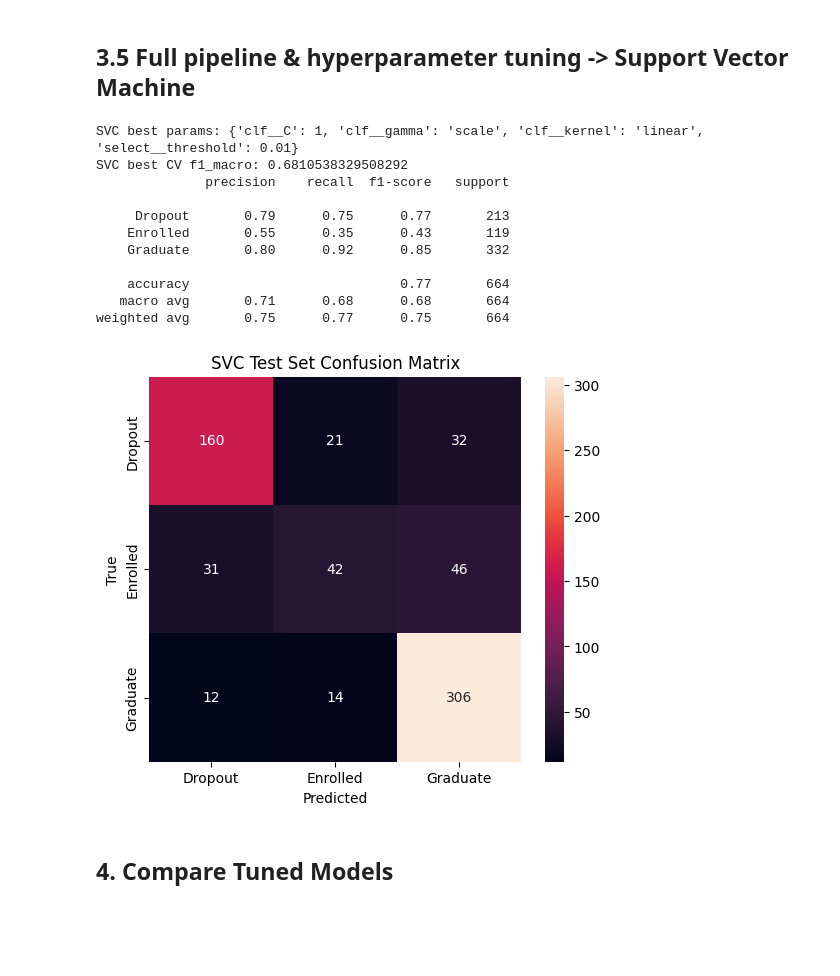
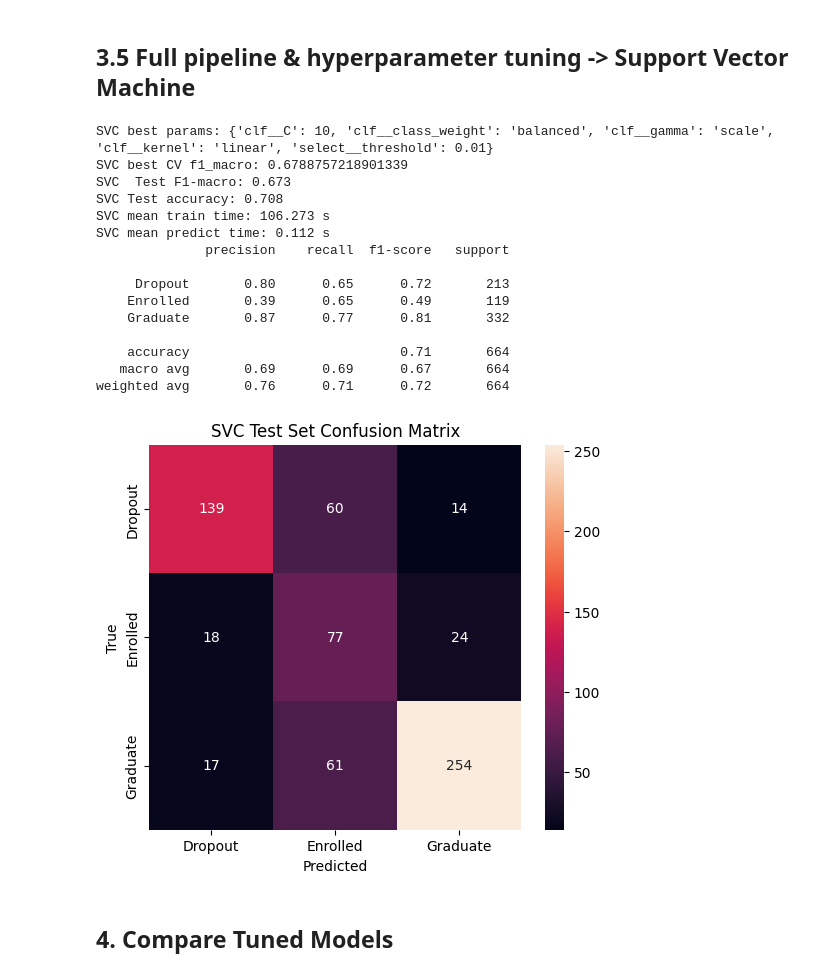
Before and after one commit to 21RM/Y3S2-AI-Proj2, a Jupyter notebook: notebooks/02_preprocessing_and_modeling.ipynb, the cells around one changed output. Saved outputs shown, nothing was run; the diff lists cells and outputs as text; code cells hidden in the pictures; blank space fills up the shorter version.

```diff
--- a/notebooks/02_preprocessing_and_modeling.ipynb
+++ b/notebooks/02_preprocessing_and_modeling.ipynb
@@ -550,11 +546,7 @@ hgb_search = GridSearchCV(
 )
 
 # 5) Fit, passing the sample weights into the classifier step
-hgb_search.fit(
-    X_train,
-    y_train,
-    **{'clf__sample_weight': sample_weights}
-)
+hgb_search.fit(X_train, y_train, **{'clf__sample_weight': sample_weights})
 
 print("Best HGB params:",  hgb_search.best_params_)
 print("Best CV f1_macro:", hgb_search.best_score_)
@@ -584,9 +576,7 @@ print(classification_report(y_test, y_pred, target_names=le.classes_))
 
 cm = confusion_matrix(y_test, y_pred)
 plt.figure(figsize=(6,5))
-sns.heatmap(cm, annot=True, fmt='d',
-            xticklabels=le.classes_,
-            yticklabels=le.classes_)
+sns.heatmap(cm, annot=True, fmt='d', xticklabels=le.classes_, yticklabels=le.classes_)
 plt.xlabel('Predicted')
 plt.ylabel('True')
 plt.title('HGB Test Confusion Matrix')
@@ -614,56 +604,75 @@ weighted avg       0.77      0.73      0.74       664
 svc_pipe = Pl([
     ('preproc', preprocessor),
     ('select', selector),
-    ('clf', SVC(random_state=42))
+    ('clf', SVC(random_state=42, probability=True))
 ])
 
 svc_param_grid = {
     'select__threshold': [0.0, 0.005, 0.01],
-    'clf__C': [0.1, 1, 10],
+    'clf__C': [1, 10],
     'clf__gamma': ['scale', 'auto'],
-    'clf__kernel': ['rbf', 'linear', 'poly']
+    'clf__kernel': ['rbf', 'linear', 'poly'],
+    'clf__class_weight':  [None, 'balanced']
 }
 
 svc_search = GridSearchCV(
     svc_pipe,
     svc_param_grid,
-    cv=5,
+    cv=3,
     scoring='f1_macro',
     n_jobs=-1,
     return_train_score=True,
     refit=True,
     error_score='raise'
 )
 
 svc_search.fit(X_train, y_train)
 
 print("SVC best params:", svc_search.best_params_)
 print("SVC best CV f1_macro:", svc_search.best_score_)
 
 y_pred_svc = svc_search.predict(X_test)
-print(classification_report(y_test, y_pred_svc, target_names=le.classes_))
+svc_f1 = f1_score(y_test, y_pred_svc, average='macro')
+
+print(f"SVC  Test F1-macro: {svc_f1:.3f}")
+
+svc_acc = accuracy_score(y_test, svc_search.best_estimator_.predict(X_test))
+print(f"SVC Test accuracy: {svc_acc:.3f}")
+
+svc_fit_t, svc_pred_t = time_model(svc_search.best_estimator_, X_train, y_train)
+print(f"SVC mean train time: {svc_fit_t:.3f} s")
+print(f"SVC mean predict time: {svc_pred_t:.3f} s")
+
+best_svc = svc_search.best_estimator_
+y_pred   = best_svc.predict(X_test)
+
+print(classification_report(y_test, y_pred, target_names=le.classes_))
 
 # confusion matrix
 cm_svc = confusion_matrix(y_test, y_pred_svc)
 plt.figure(figsize=(6,5))
 sns.heatmap(cm_svc, annot=True, fmt='d', xticklabels=le.classes_, yticklabels=le.classes_)
 plt.xlabel('Predicted')
 plt.ylabel('True')
 plt.title('SVC Test Set Confusion Matrix')
 plt.show()
 # %% [output]
-SVC best params: {'clf__C': 1, 'clf__gamma': 'scale', 'clf__kernel': 'linear', 'select__threshold': 0.01}
-SVC best CV f1_macro: 0.6810538329508292
+SVC best params: {'clf__C': 10, 'clf__class_weight': 'balanced', 'clf__gamma': 'scale', 'clf__kernel': 'linear', 'select__threshold': 0.01}
+SVC best CV f1_macro: 0.6788757218901339
+SVC  Test F1-macro: 0.673
+SVC Test accuracy: 0.708
+SVC mean train time: 106.273 s
+SVC mean predict time: 0.112 s
               precision    recall  f1-score   support
 
-     Dropout       0.79      0.75      0.77       213
-    Enrolled       0.55      0.35      0.43       119
-    Graduate       0.80      0.92      0.85       332
+     Dropout       0.80      0.65      0.72       213
+    Enrolled       0.39      0.65      0.49       119
+    Graduate       0.87      0.77      0.81       332
 
-    accuracy                           0.77       664
-   macro avg       0.71      0.68      0.68       664
-weighted avg       0.75      0.77      0.75       664
+    accuracy                           0.71       664
+   macro avg       0.69      0.69      0.67       664
+weighted avg       0.76      0.71      0.72       664
-[figure, old version]
+[figure, new version]
 # %% [markdown]
 ## 4. Compare Tuned Models
 # %%
```
Also changed, not shown: parts of 12 cells of this notebook, 3 other files.
